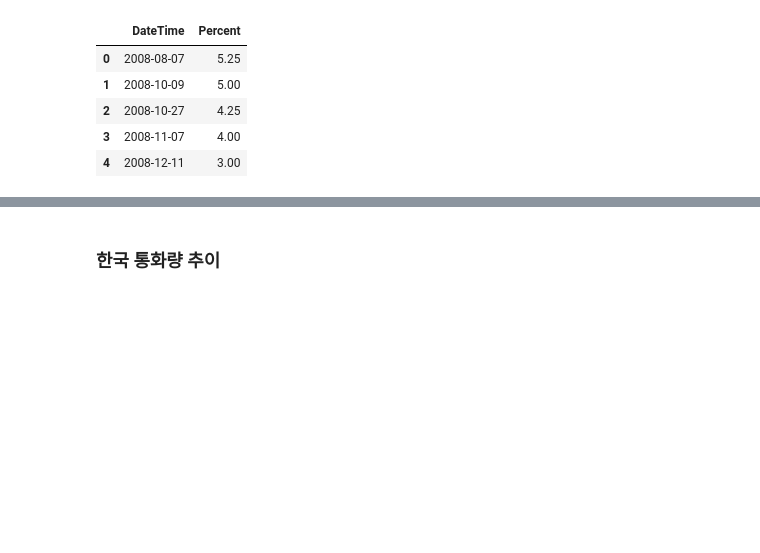
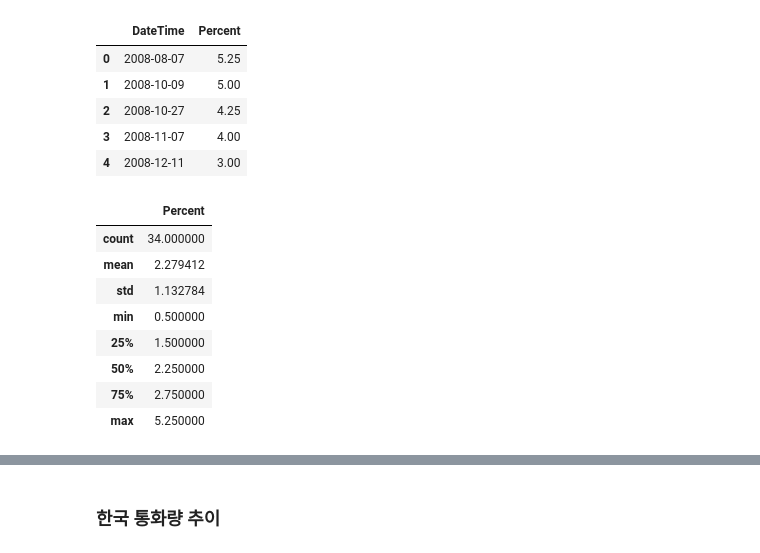
Before and after one commit to sainthm/MGS_AI_DS, a Jupyter notebook: YDK/EDA/EDA_Project.ipynb, the cells around one changed output, grey strips where cells are left out. Cells and saved outputs as stored; diff of their text form; code cells hidden in the pictures; blank space fills up the shorter version.

```diff
--- a/YDK/EDA/EDA_Project.ipynb
+++ b/YDK/EDA/EDA_Project.ipynb
@@ -23,3 +27,15 @@ bokbr.head()
 | 2 | 2008-10-27 | 4.25 |
 | 3 | 2008-11-07 | 4.00 |
 | 4 | 2008-12-11 | 3.00 |
+# %%
+bokbr.describe()
+# %% [output]
+|  | Percent |
+| count | 34.000000 |
+| mean | 2.279412 |
+| std | 1.132784 |
+| min | 0.500000 |
+| 25% | 1.500000 |
+| 50% | 2.250000 |
+| 75% | 2.750000 |
+| max | 5.250000 |
```
Also changed, not shown: parts of 7 cells of this notebook.
